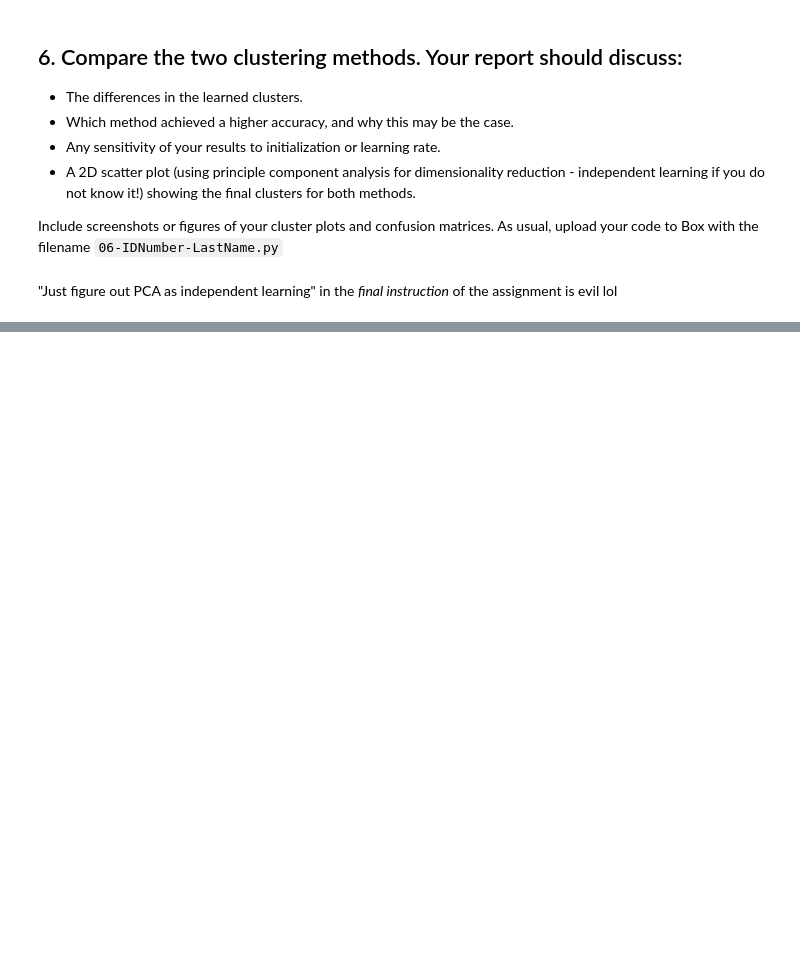
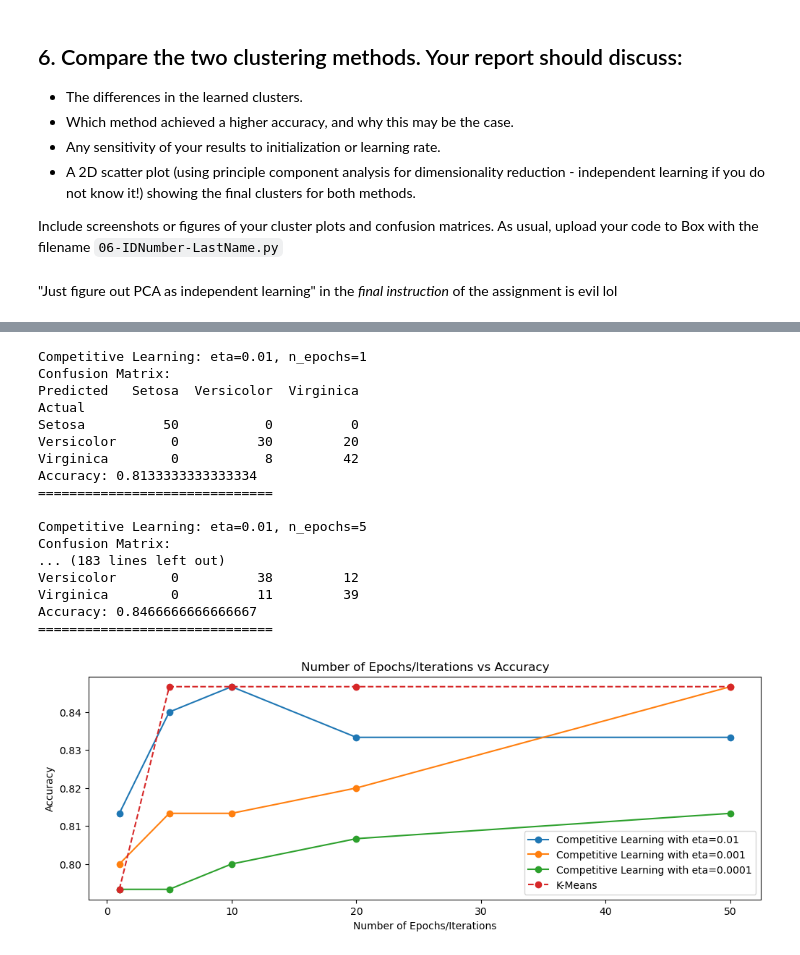
Before and after one commit to ajbyrnes/cs559, a Jupyter notebook: hw6/hw6.ipynb, the cells around one changed output, grey strips where cells are left out. Cells and saved outputs as stored; diff of their text form; code cells hidden in the pictures; blank space fills up the shorter version.

```diff
--- a/hw6/hw6.ipynb
+++ b/hw6/hw6.ipynb
@@ -271,7 +184,3 @@ Virginica        0          18         32
 # Compute accuracy
 def compute_accuracy(df, true_col, pred_col):
     return np.sum(df[true_col] == df[pred_col]) / len(df)
-
-accuracy_competitive = compute_accuracy(iris_normalized, 'variety', 'variety_pred_competitive')
-
-print(f"Competitive Clustering Accuracy: {accuracy_competitive:.2f}")
@@ -330,5 +216,0 @@ iris_normalized
-# %%
-confusion_matrix_kmeans = compute_confusion_matrix(iris_normalized, 'variety', 'variety_pred_kmeans')
-
-print("Confusion Matrix for K-Means:")
-print(confusion_matrix_kmeans)
@@ -342,4 +216,0 @@ Virginica        0          11         39
-# %%
-accuracy_kmeans = compute_accuracy(iris_normalized, 'variety', 'variety_pred_kmeans')
-
-print(f"K-Means Clustering Accuracy: {accuracy_kmeans:.2f}")
@@ -357,0 +344,47 @@ Include screenshots or figures of your cluster plots and confusion matrices. As
+# %%
+# Competitive learning vs K-Means, varying epochs/iterations
+
+comp_epoch_accuracies_1 = competitive_learning_epochs_experiment(iris_normalized, X, n_epochs_list=[1, 5, 10, 20, 50], eta=0.01)
+comp_epoch_accuracies_2 = competitive_learning_epochs_experiment(iris_normalized, X, n_epochs_list=[1, 5, 10, 20, 50], eta=0.001)
+comp_epoch_accuracies_3 = competitive_learning_epochs_experiment(iris_normalized, X, n_epochs_list=[1, 5, 10, 20, 50], eta=0.0001)
+
+kmeans_iters_accuracies = kmeans_iters_experiment(iris_normalized, X, n_iters_list=[1, 5, 10, 20, 50])
+
+plt.figure(figsize=(12, 4))
+
+# Plot competitive learning results for different etas
+n_epochs, comp_epoch_accuracies_vals = zip(*comp_epoch_accuracies_1)
+plt.plot(n_epochs, comp_epoch_accuracies_vals, marker='o', label='Competitive Learning with eta=0.01')
+n_epochs, comp_epoch_accuracies_vals = zip(*comp_epoch_accuracies_2)
+plt.plot(n_epochs, comp_epoch_accuracies_vals, marker='o', label='Competitive Learning with eta=0.001')
+n_epochs, comp_epoch_accuracies_vals = zip(*comp_epoch_accuracies_3)
+plt.plot(n_epochs, comp_epoch_accuracies_vals, marker='o', label='Competitive Learning with eta=0.0001')
+
+# Plot K-Means results for different etas, as dotted line
+n_iters, kmeans_accuracies_vals = zip(*kmeans_iters_accuracies)
+plt.plot(n_iters, kmeans_accuracies_vals, marker='o', label='K-Means', linestyle='--')
+
+plt.xlabel('Number of Epochs/Iterations')
+plt.ylabel('Accuracy')
+plt.title('Number of Epochs/Iterations vs Accuracy')
+plt.legend()
+plt.show()
+# %% [output]
+Competitive Learning: eta=0.01, n_epochs=1
+Confusion Matrix:
+Predicted   Setosa  Versicolor  Virginica
+Actual
+Setosa          50           0          0
+Versicolor       0          30         20
+Virginica        0           8         42
+Accuracy: 0.8133333333333334
+==============================
+
+Competitive Learning: eta=0.01, n_epochs=5
+Confusion Matrix:
+... (183 lines left out)
+Versicolor       0          38         12
+Virginica        0          11         39
+Accuracy: 0.8466666666666667
+==============================
+[figure, added]
```
Also changed, not shown: parts of 21 cells of this notebook, 3 other files.
